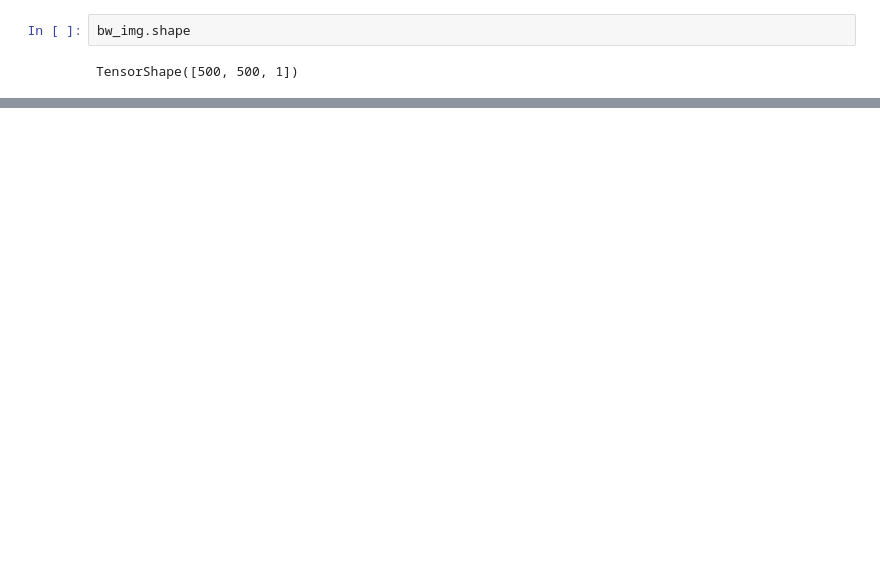
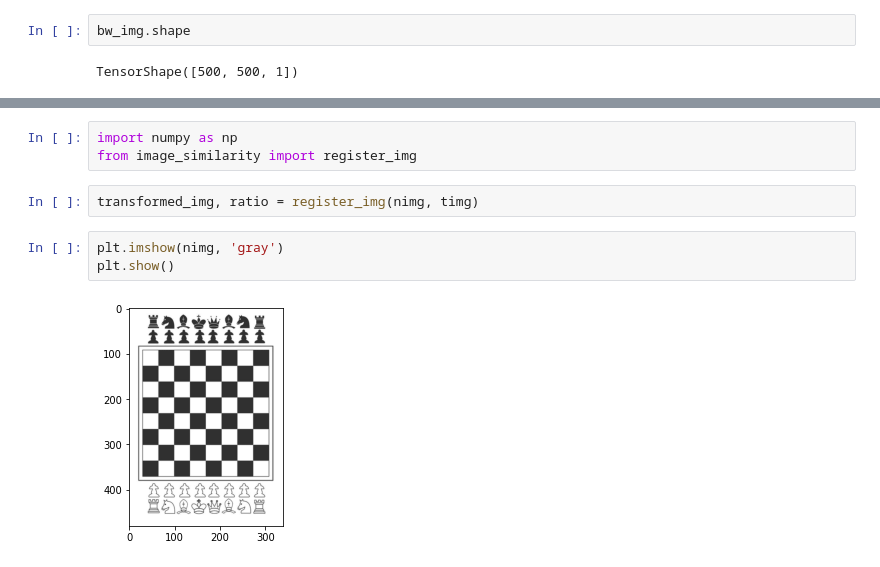
Before and after one commit to Krithika16/final_year_project_jarrow, a Jupyter notebook: augpolicies/augmentation_funcs/aug_playground.ipynb, the cells around one changed output, grey strips where cells are left out. Cells and saved outputs as stored; diff of their text form; blank space fills up the shorter version.

```diff
--- a/augpolicies/augmentation_funcs/aug_playground.ipynb
+++ b/augpolicies/augmentation_funcs/aug_playground.ipynb
@@ -380,0 +403,10 @@ plt.show()
+# %%
+import numpy as np
+from image_similarity import register_img
+# %%
+transformed_img, ratio = register_img(nimg, timg)
+# %%
+plt.imshow(nimg, 'gray')
+plt.show()
+# %% [output]
+[figure, added]
```
Also changed, not shown: parts of 17 cells of this notebook, 2 other files.
